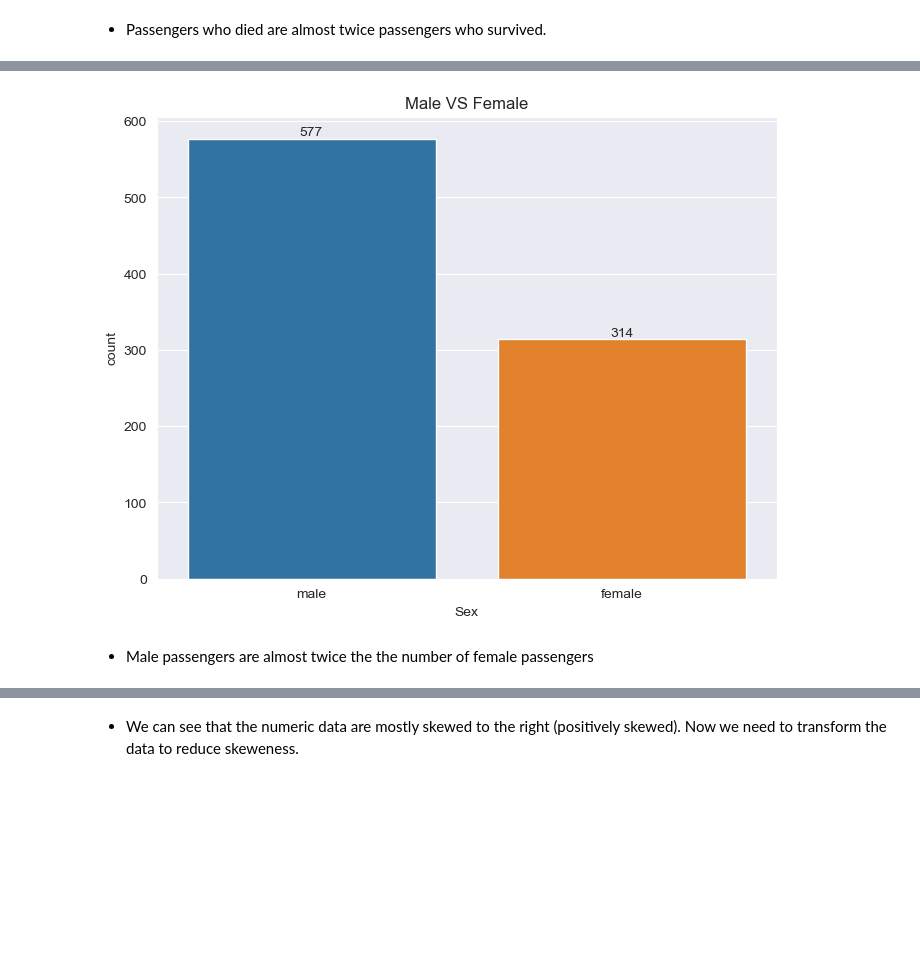
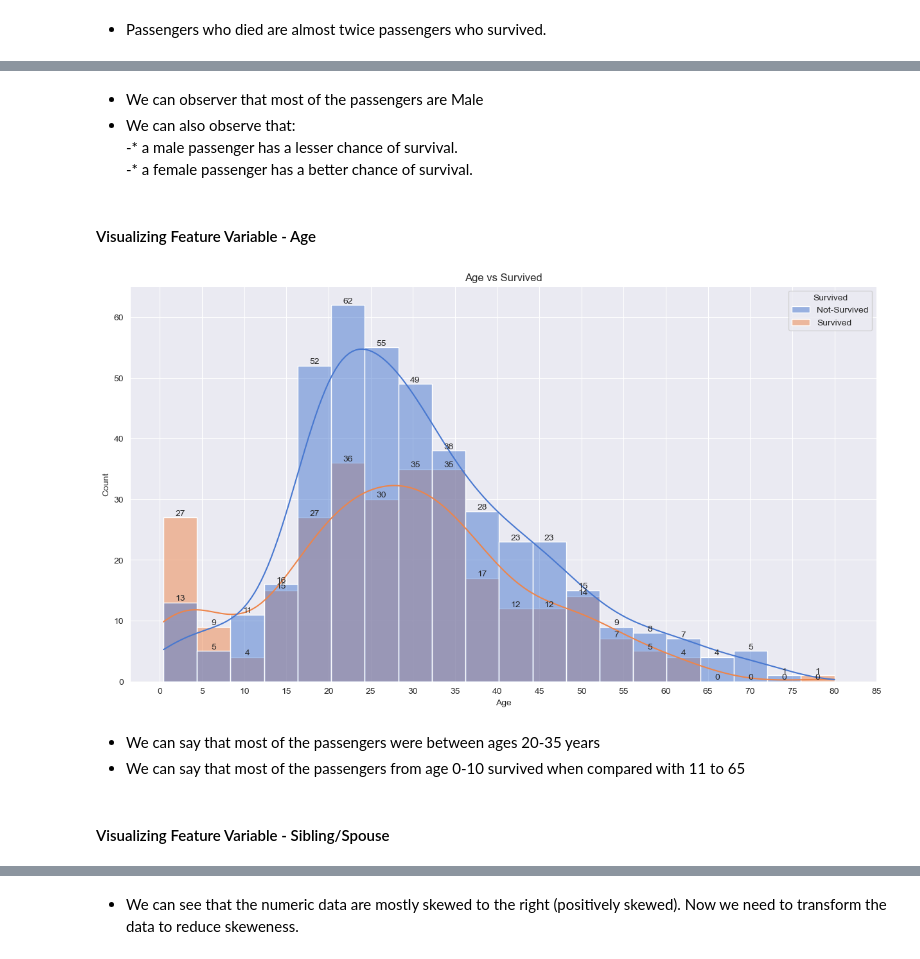
Before and after one commit to adeke910/TITANIC, a Jupyter notebook: titanic.ipynb, the cells around one changed output, grey strips where cells are left out. Saved outputs shown, nothing was run; the diff lists cells and outputs as text; code cells hidden in the pictures; blank space fills up the shorter version.

```diff
--- a/titanic.ipynb
+++ b/titanic.ipynb
@@ -9,6 +12,9 @@ import matplotlib.pyplot as plt
 
 import seaborn as sns
 sns.set_style('darkgrid')
+sns.set_palette("muted")
+pd.set_option("display.max.rows",None)
+pd.set_option("display.max.columns",None)
 
 import warnings
 warnings.filterwarnings('ignore')
@@ -176,0 +281,5 @@ plt.show()
+# %%
+train_df["Pclass"].replace({1:"First_Class",2:"Middle_Class",3:"Economy"},inplace=True)
+test_df["Pclass"].replace({1:"First_Class",2:"Middle_Class",3:"Economy"},inplace=True)
+Pie = train_df["Pclass"].value_counts().to_frame()
+Pie
@@ -176,0 +291,13 @@ plt.show()
+# %%
+plt.figure(figsize=(15,6))
+plt.subplot(1,2,1)
+plt.pie(Pie.values.ravel(),labels=Pie.index.tolist(),autopct="%0.2f%%")
+plt.title("Pclass Distribution")
+
+plt.subplot(1,2,2)
+ax = sns.countplot(x="Pclass",hue="Survived",data=train_df)
+for container in ax.containers:
+    ax.bar_label(container)
+plt.title("Pclass vs Survived")
+plt.tight_layout()
+plt.show()
@@ -176,0 +314,15 @@ plt.show()
+# %%
+plt.figure(figsize=(15,6))
+
+Pie = train_df["Sex"].value_counts().to_frame()
+
+plt.subplot(1,2,1)
+plt.pie(Pie.values.ravel(),labels=Pie.index.tolist(),autopct="%0.2f%%")
+plt.title("Sex Distribution")
+
+plt.subplot(1,2,2)
+ax = sns.countplot(x='Sex', hue="Survived",data=train_df)
+for container in ax.containers:
+    ax.bar_label(container)
+plt.title("Sex vs Survived")
+plt.show()
@@ -177,11 +331,22 @@ plt.show()
+# %% [markdown]
+- We can observer that most of the passengers are Male
+- We can also observe that:<br>
+-* a male passenger has a lesser chance of survival.<br>
+-* a female passenger has a better chance of survival.<br>
+# %% [markdown]
+#### Visualizing Feature Variable - Age
 # %%
-plt.figure(figsize=(8,6))
-ax = sns.countplot(x=train_df['Sex'])
+plt.figure(figsize=(15,8))
+ax = sns.histplot(x="Age", hue="Survived", data=train_df, kde=True)
 for container in ax.containers:
     ax.bar_label(container)
-plt.title("Male VS Female")
+plt.title("Age vs Survived")
+plt.xticks(list(range(0,90,5)))
 plt.show()
 # %% [output]
-[figure, old version]
+[figure, new version]
-# %% [markdown]
-- Male passengers are almost twice the the number of female passengers
+# %% [markdown]
+- We can say that most of the passengers were between ages 20-35 years
+- We can say that most of the passengers from age 0-10 survived when compared with 11 to 65
+# %% [markdown]
+#### Visualizing Feature Variable - Sibling/Spouse
```
Also changed, not shown: parts of 38 cells of this notebook.
